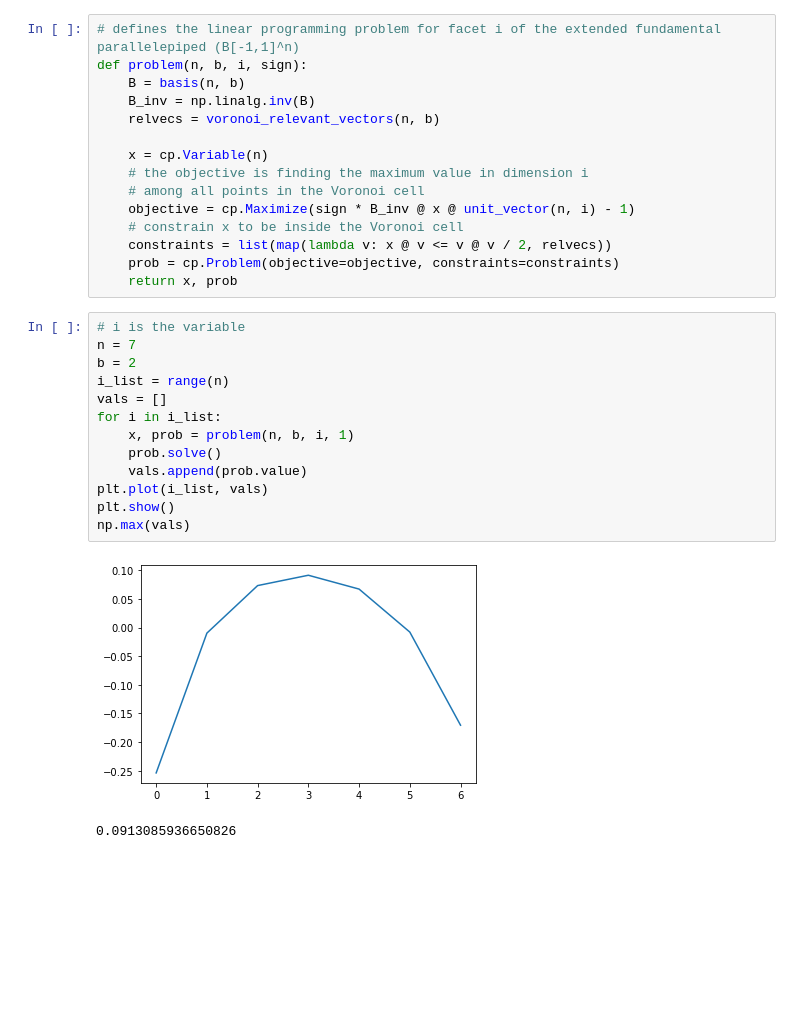
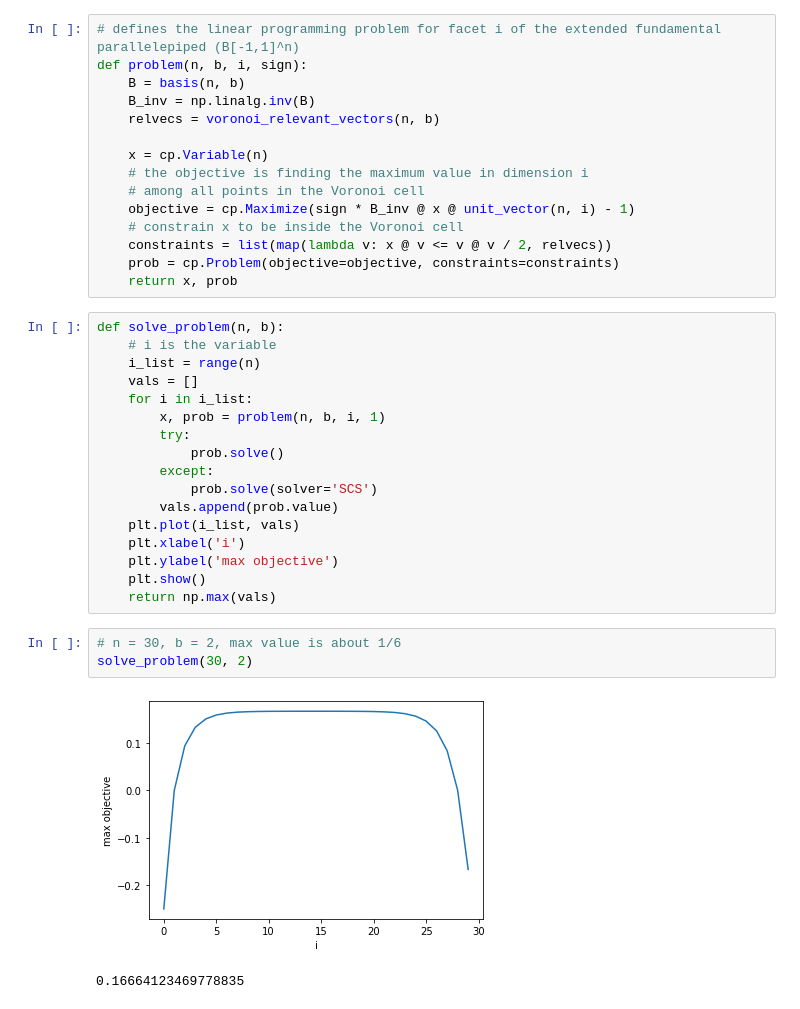
Before and after one commit to ZeframLou/gadget-lattice-cvp-notebooks, a Jupyter notebook: linear-programming.ipynb, the cells around one changed output. Drawn from its saved outputs; the diff is of its cells as text; blank space fills up the shorter version.

Commit message:
Better experiments and charts

```diff
--- a/linear-programming.ipynb
+++ b/linear-programming.ipynb
@@ -43,18 +43,25 @@ def problem(n, b, i, sign):
     prob = cp.Problem(objective=objective, constraints=constraints)
     return x, prob
 # %%
-# i is the variable
-n = 7
-b = 2
-i_list = range(n)
-vals = []
-for i in i_list:
-    x, prob = problem(n, b, i, 1)
-    prob.solve()
-    vals.append(prob.value)
-plt.plot(i_list, vals)
-plt.show()
-np.max(vals)
+def solve_problem(n, b):
+    # i is the variable
+    i_list = range(n)
+    vals = []
+    for i in i_list:
+        x, prob = problem(n, b, i, 1)
+        try:
+            prob.solve()
+        except:
+            prob.solve(solver='SCS')
+        vals.append(prob.value)
+    plt.plot(i_list, vals)
+    plt.xlabel('i')
+    plt.ylabel('max objective')
+    plt.show()
+    return np.max(vals)
-# %% [output]
-[figure, removed]
-0.0913085936650826
+# %%
+# n = 30, b = 2, max value is about 1/6
+solve_problem(30, 2)
+# %% [output]
+[figure, added]
+0.16664123469778835
```
Also changed, not shown: parts of 6 cells of this notebook.
